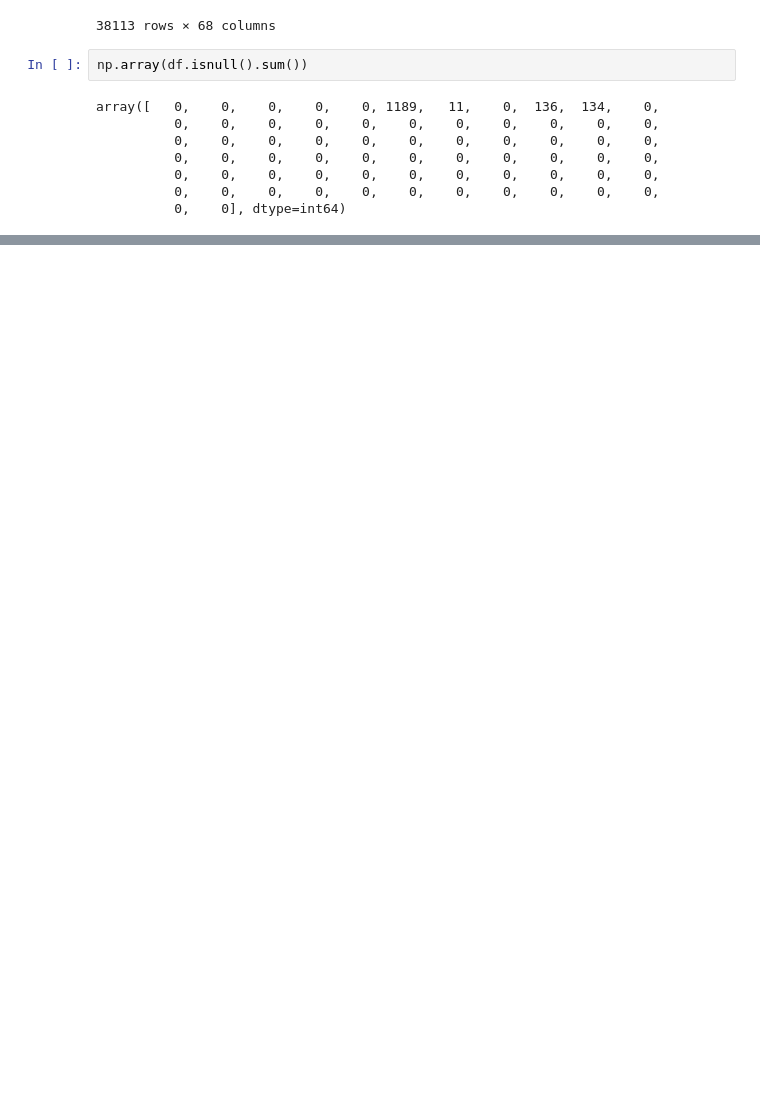
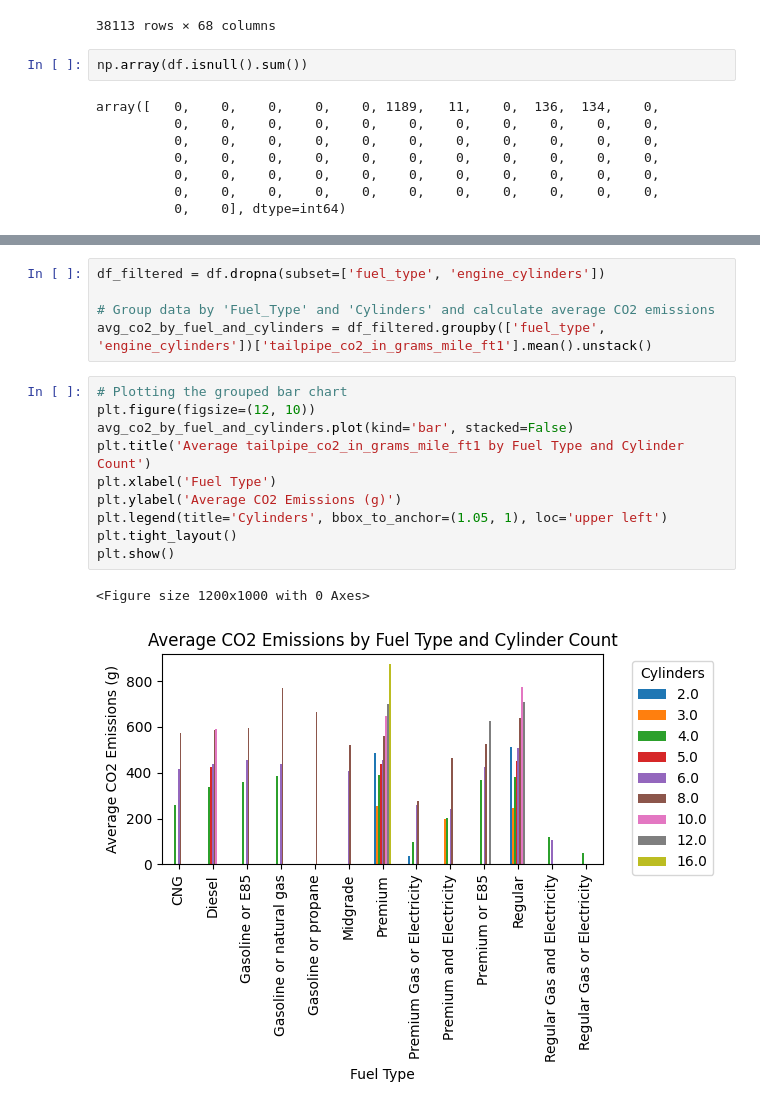
Before and after one commit to HamedRashwan/Fuel_Veciles, a Jupyter notebook: notebooks/EDA_Cleaning_and_Analysis.ipynb, the cells around one changed output, grey strips where cells are left out. Saved outputs shown, nothing was run; the diff lists cells and outputs as text; blank space fills up the shorter version.

```diff
--- a/notebooks/EDA_Cleaning_and_Analysis.ipynb
+++ b/notebooks/EDA_Cleaning_and_Analysis.ipynb
@@ -198,0 +220,18 @@ array([0, 0, 0, 0, 0, 0, 0, 0, 0, 0, 0, 0, 0, 0, 0, 0, 0, 0, 0, 0, 0, 0,
+# %%
+df_filtered = df.dropna(subset=['fuel_type', 'engine_cylinders'])
+
+# Group data by 'Fuel_Type' and 'Cylinders' and calculate average CO2 emissions
+avg_co2_by_fuel_and_cylinders = df_filtered.groupby(['fuel_type', 'engine_cylinders'])['tailpipe_co2_in_grams_mile_ft1'].mean().unstack()
+# %%
+# Plotting the grouped bar chart
+plt.figure(figsize=(12, 10))
+avg_co2_by_fuel_and_cylinders.plot(kind='bar', stacked=False)
+plt.title('Average tailpipe_co2_in_grams_mile_ft1 by Fuel Type and Cylinder Count')
+plt.xlabel('Fuel Type')
+plt.ylabel('Average CO2 Emissions (g)')
+plt.legend(title='Cylinders', bbox_to_anchor=(1.05, 1), loc='upper left')
+plt.tight_layout()
+plt.show()
+# %% [output]
+<Figure size 1200x1000 with 0 Axes>
+[figure, added]
```
Also changed, not shown: parts of 18 cells of this notebook.
